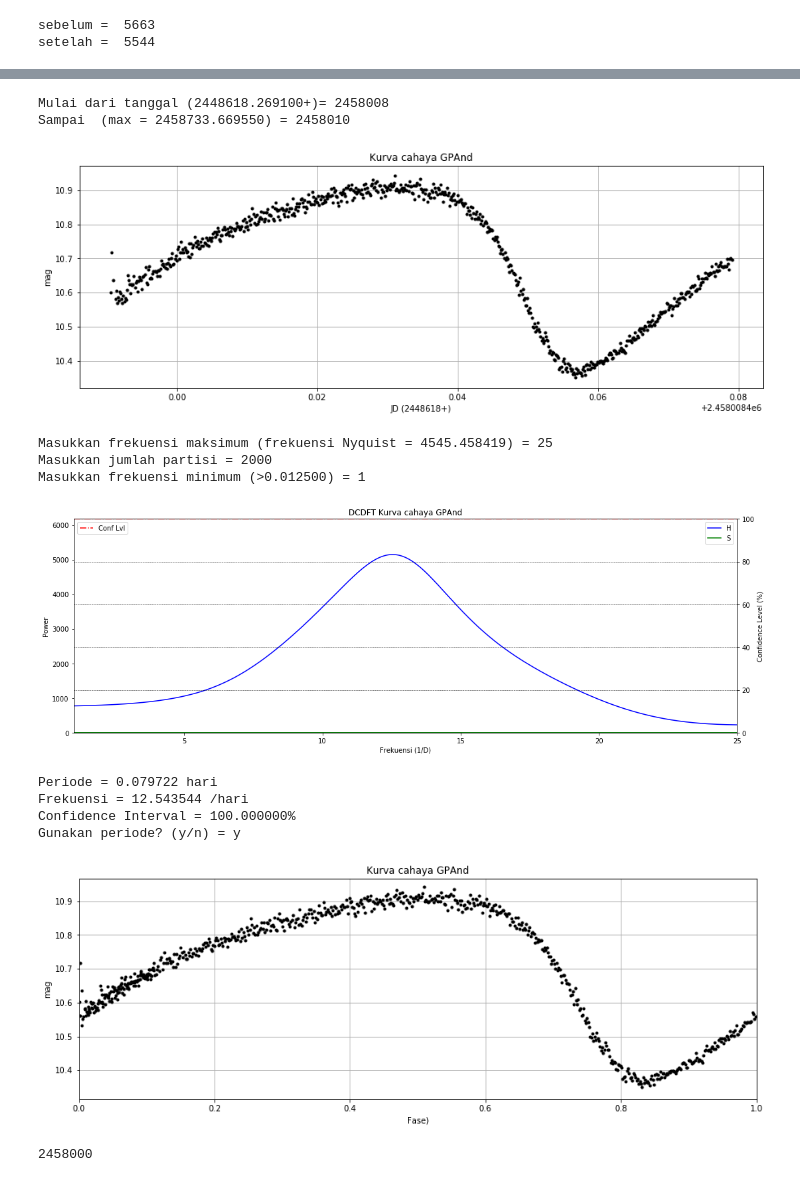
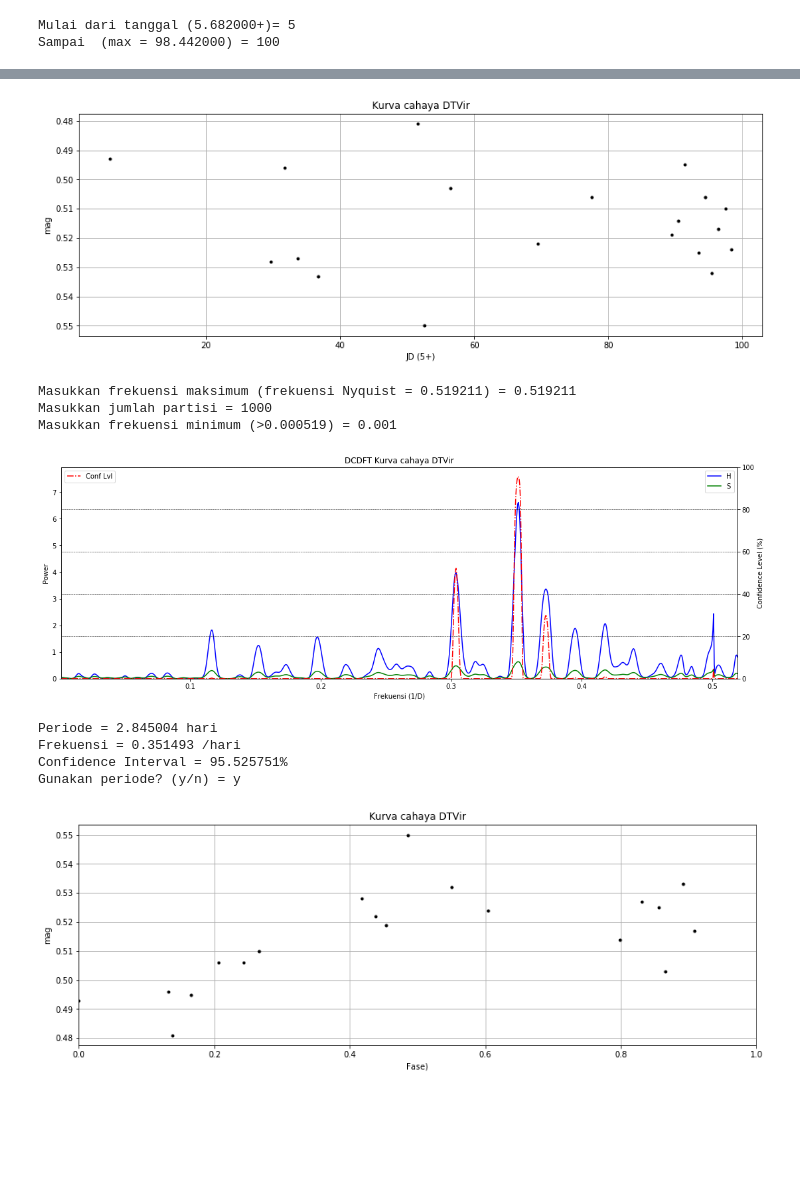
Before and after one commit to Alisyaifudin/AsPeng, a Jupyter notebook: DCDFTDTVIR.ipynb, the cells around one changed output, grey strips where cells are left out. Saved outputs shown, nothing was run; the diff lists cells and outputs as text; code cells hidden in the pictures; blank space fills up the shorter version.

```diff
--- a/DCDFTDTVIR.ipynb
+++ b/DCDFTDTVIR.ipynb
@@ -3,40 +3,17 @@ import numpy as np
 import matplotlib.pyplot as plt
 
 ###################### Inisiasi ###################
-file = 'GPAnd'
+file = 'DTVir'
 date = np.loadtxt(file+'.txt',usecols=0)
 mag = np.loadtxt(file+'.txt', usecols=1)
 
-##################### Pre proc ##################
-N = len(date)      # Jumlah observasi
-print('sebelum = ',N)
-t = []
-m = []
-cek = np.full(N, True)
-for i in range(N-1):
-    if cek[i]:
-        j = i+1
-        count = 1
-        Mag = mag[i]
-        while date[i] == date[j]:
-            Mag += mag[j]
-            cek[j] =  False
-            j += 1
-            count += 1
-        t.append(date[i])
-        m.append(Mag/count)
-t = np.array(t, dtype='float')
-m = np.array(m, dtype='float')
-N =  len(t)
-print('setelah = ',N)
-#m = np.delete(m, np.argmax(m))
-#t = np.delete(t, np.argmax(m))
 
 ######################## Plot #####################
 
 plt.figure(0,figsize=(15,5))
 plt.plot(t, m, 'k.')
-plt.xlabel('JD (%d+)'%date0)
+plt.xlabel('JD (day)')
+plt.gca().invert_yaxis()
 plt.ylabel('mag')
 plt.title('Kurva cahaya %s'%file)
 plt.grid(True)
@@ -45,7 +22,7 @@ plt.show()
 ###################### Inisisasi 2 ###########################
 t0 = t[0]
 mulai = float(input('Mulai dari tanggal (%f+)= '%t0))
-selesai = float(input('Sampai  (max = %f) = '%t[len(t)-1]))
+selesai = float(input('Sampai  (max = %f) = '%(t[len(t)-1])))
 t2 = []
 m2 = []
 count = 0
@@ -55,14 +32,18 @@ while selesai >= t[count]:
     t2.append(t[count])
     m2.append(m[count])
     count += 1
+    if count == N:
+        break
 t = np.array(t2)
 m = np.array(m2)
+
 ######################## Plot #####################
 
 plt.figure(0,figsize=(15,5))
 plt.plot(t, m, 'k.')
-plt.xlabel('JD (%d+)'%date0)
+plt.xlabel('JD (%d+)'%t0)
 plt.ylabel('mag')
+plt.gca().invert_yaxis()
 plt.title('Kurva cahaya %s'%file)
 plt.grid(True)
 plt.show()
@@ -95,6 +76,10 @@ x = 2*np.pi*omega
 a0 = np.sqrt(1/N)
 
 S = np.zeros(Nfreq)
+C2 = []
+C1 = []
+A1 = []
+A2 = []
 
 for i in range(Nfreq):
     cos2x = np.sum(np.cos(x[i]*t)**2)
@@ -105,10 +90,12 @@ for i in range(Nfreq):
 
     a1 = np.sqrt(1./(cos2x - a0**2*cosx2))
     a2 = np.sqrt(1./(sin2x - a0**2*sinx2 - a1**2*M**2))
-
+    A1.append(a1)
+    A2.append(a2)
     c1 = a1*np.sum(f*np.cos(x[i]*t))
     c2 = a2*np.sum(f*np.sin(x[i]*t)) - a1*a2*c1*M
-
+    C2.append(c2)
+    C1.append(c1)
     S[i] = (c1**2+c2**2)/np.sum(f**2)
 
 G = -(N-3)/2*np.log(1-S)
@@ -133,6 +120,7 @@ ax1.set_ylabel('Power')
 ax2.set_ylabel('Confidence Level (%)')
 ax1.set_title('DCDFT Kurva cahaya %s'%file)
 ax1.set_xlim(fMin,fMax)
+plt.gca().invert_yaxis()
 ax2.grid(color='k', linestyle='--', linewidth=.5, which='both', axis='y')
 ax2.set_ylim(0,100)
 ax1.set_ylim(0,max(H)*1.2)
@@ -160,2 +149,2 @@ plt.show()
-sebelum =  5663
-setelah =  5544
+Mulai dari tanggal (5.682000+)= 5
+Sampai  (max = 98.442000) = 100
@@ -163,16 +151,10 @@ setelah =  5544
+[figure, new version]
-Mulai dari tanggal (2448618.269100+)= 2458008
-Sampai  (max = 2458733.669550) = 2458010
+Masukkan frekuensi maksimum (frekuensi Nyquist = 0.519211) = 0.519211
+Masukkan jumlah partisi = 1000
+Masukkan frekuensi minimum (>0.000519) = 0.001
-[figure, old version]
+[figure, new version]
-Masukkan frekuensi maksimum (frekuensi Nyquist = 4545.458419) = 25
-Masukkan jumlah partisi = 2000
-Masukkan frekuensi minimum (>0.012500) = 1
+Periode = 2.845004 hari
+Frekuensi = 0.351493 /hari
+Confidence Interval = 95.525751%
+Gunakan periode? (y/n) = y
-[figure, old version]
-Periode = 0.079722 hari
-Frekuensi = 12.543544 /hari
-Confidence Interval = 100.000000%
-Gunakan periode? (y/n) = y
-[figure, old version]
+[figure, new version]
-# %%
-2458000
-# %% [output]
-2458000
```
Also changed, not shown: parts of 3 cells of this notebook, 1 other file.
